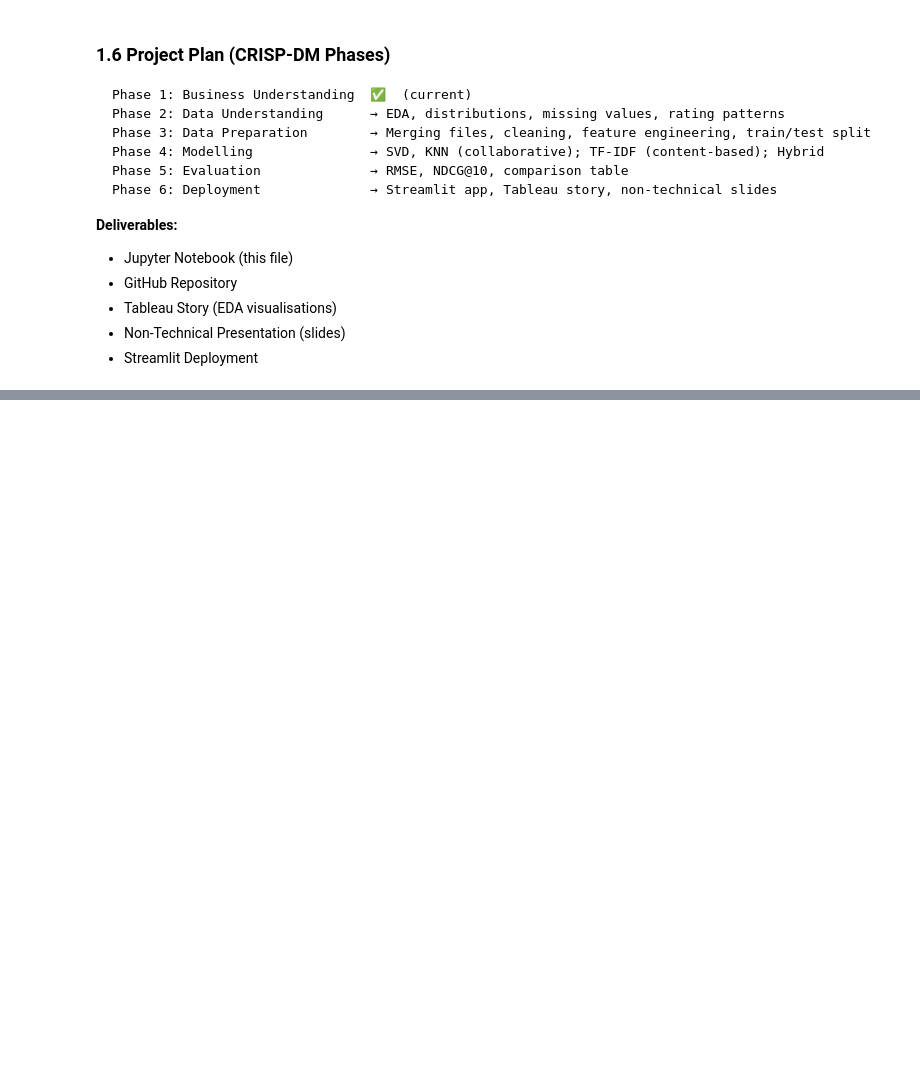
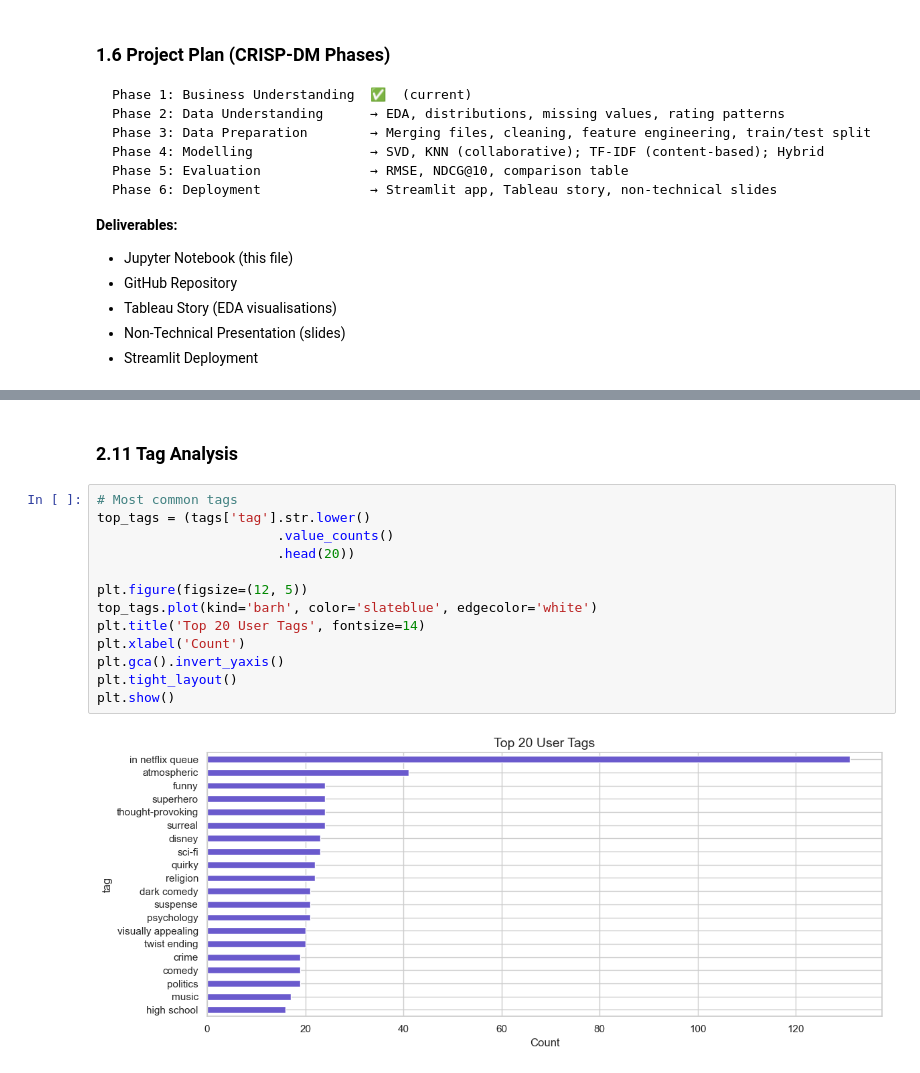
Before and after one commit to just-mawi/Group1_Phase4, a Jupyter notebook: movies.ipynb, the cells around one changed output, grey strips where cells are left out. Drawn from its saved outputs; the diff is of its cells as text; blank space fills up the shorter version.

```diff
--- a/movies.ipynb
+++ b/movies.ipynb
@@ -66,0 +384,17 @@ Phase 6: Deployment              → Streamlit app, Tableau story, non-technical
+# %% [markdown]
+### 2.11 Tag Analysis
+# %%
+# Most common tags
+top_tags = (tags['tag'].str.lower()
+                       .value_counts()
+                       .head(20))
+
+plt.figure(figsize=(12, 5))
+top_tags.plot(kind='barh', color='slateblue', edgecolor='white')
+plt.title('Top 20 User Tags', fontsize=14)
+plt.xlabel('Count')
+plt.gca().invert_yaxis()
+plt.tight_layout()
+plt.show()
+# %% [output]
+[figure, added]
```
Also changed, not shown: parts of 24 cells of this notebook.
